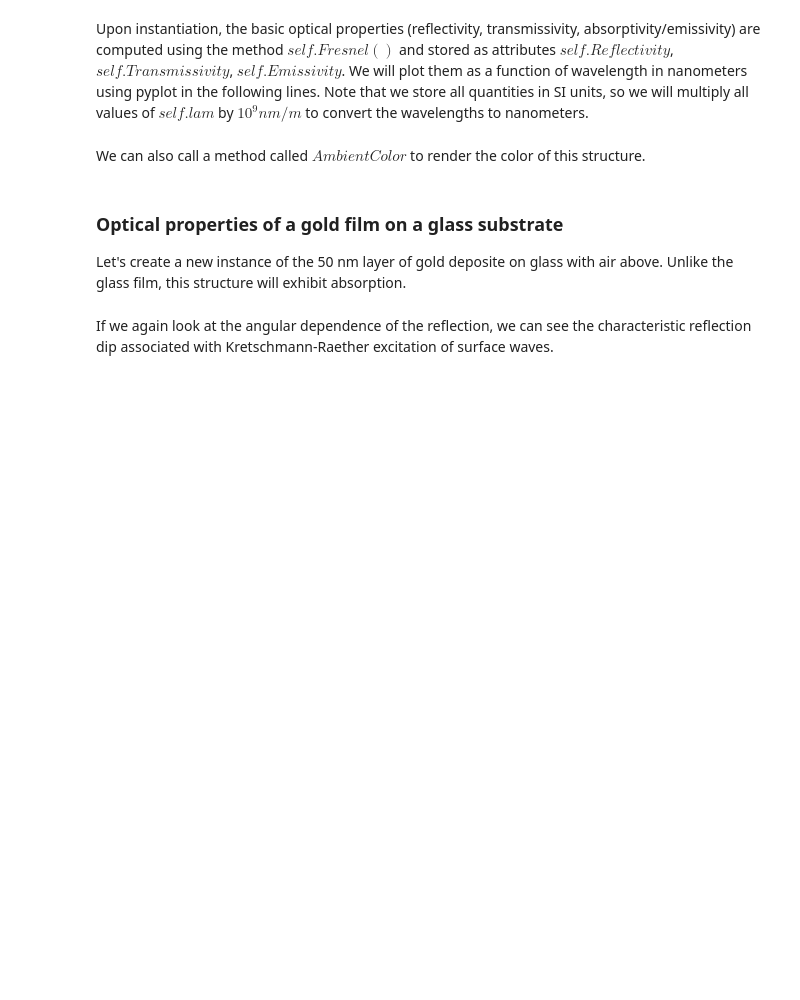
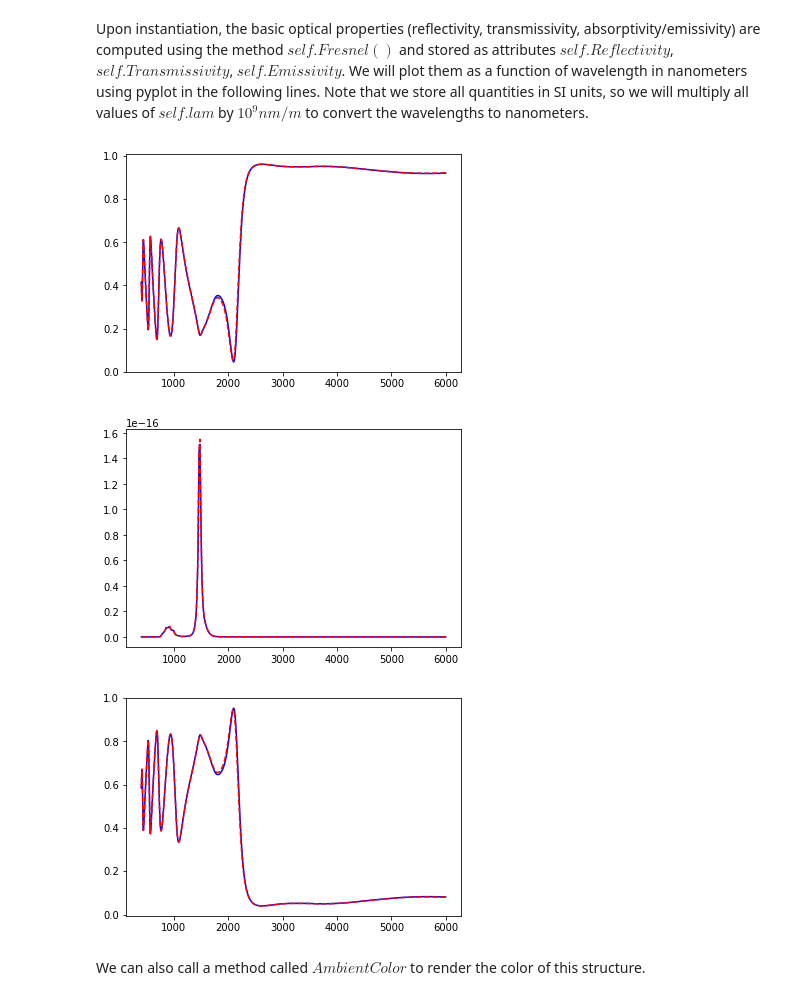
Before and after one commit to FoleyLab/wptherml_v1.0.0, a Jupyter notebook: Validate_Fresnel.ipynb, the cells around one changed output. Cells and saved outputs as stored; diff of their text form; code cells hidden in the pictures; blank space fills up the shorter version.

```diff
--- a/Validate_Fresnel.ipynb
+++ b/Validate_Fresnel.ipynb
@@ -176,19 +166,19 @@ Upon instantiation, the basic optical properties (reflectivity, transmissivity,
 of wavelength in nanometers using pyplot in the following lines.  Note that we store all quantities in SI units, so we will multiply all values of $self.lam$ by $10^9 nm/m$ to convert the wavelengths to nanometers.
 # %%
 ### Plot wptherml R vs validation R
-plt.plot(fig_3.lam*1e9, fig_3.Reflectivity, 'blue', valid_lam*1e9, valid_R, 'r--')
+plt.plot(fig_3.lambda_array*1e9, fig_3.reflectivity_array, 'blue', valid_lam*1e9, valid_R, 'r--')
 plt.show()
 
 ### Plot wptherml T vs validation T
-plt.plot(fig_3.lam*1e9, fig_3.Transmissivity, 'blue', valid_lam*1e9, valid_T, 'r--')
+plt.plot(fig_3.lambda_array*1e9, fig_3.transmissivity_array, 'blue', valid_lam*1e9, valid_T, 'r--')
 plt.show()
 
 ### Plot wptherml E vs validation E
-plt.plot(fig_3.lam*1e9, fig_3.Emissivity, 'blue', valid_lam*1e9, valid_E, 'r--')
+plt.plot(fig_3.lambda_array*1e9, fig_3.emissivity_array, 'blue', valid_lam*1e9, valid_E, 'r--')
 plt.show()
+# %% [output]
+[figure, added]
+[figure, added]
+[figure, added]
 # %% [markdown]
 We can also call a method called $AmbientColor$ to render the color of this structure.
-# %% [markdown]
-### Optical properties of a gold film on a glass substrate
-Let's create a new instance of the  50 nm layer of gold deposite on glass with air above.
-Unlike the glass film, this structure will exhibit absorption.
@@ -209,3 +184,0 @@ plt.plot(gold_glass.lam*1e9, gold_glass.Emissivity, 'black')
-# %% [markdown]
-If we again look at the angular dependence of the reflection, we can see the
-characteristic reflection dip associated with Kretschmann-Raether excitation of surface waves.
```
Also changed, not shown: parts of 5 cells of this notebook, 1 other file.
